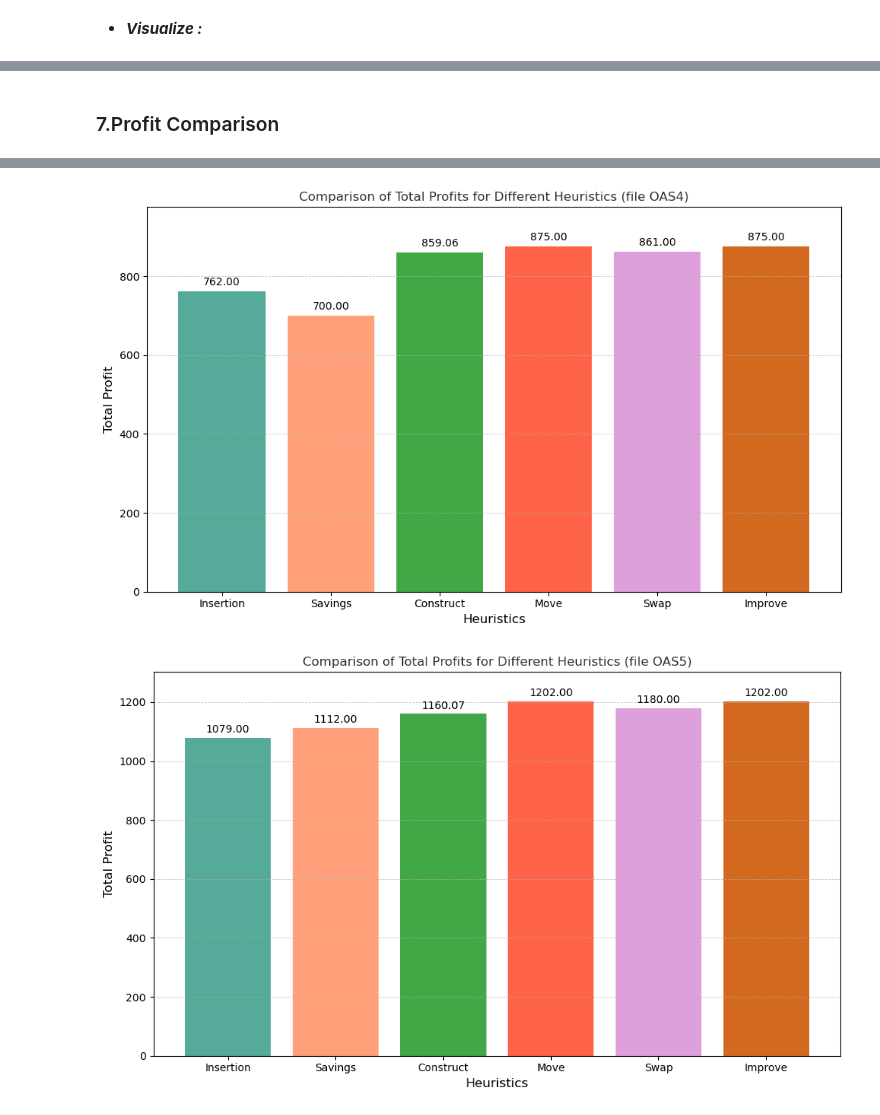
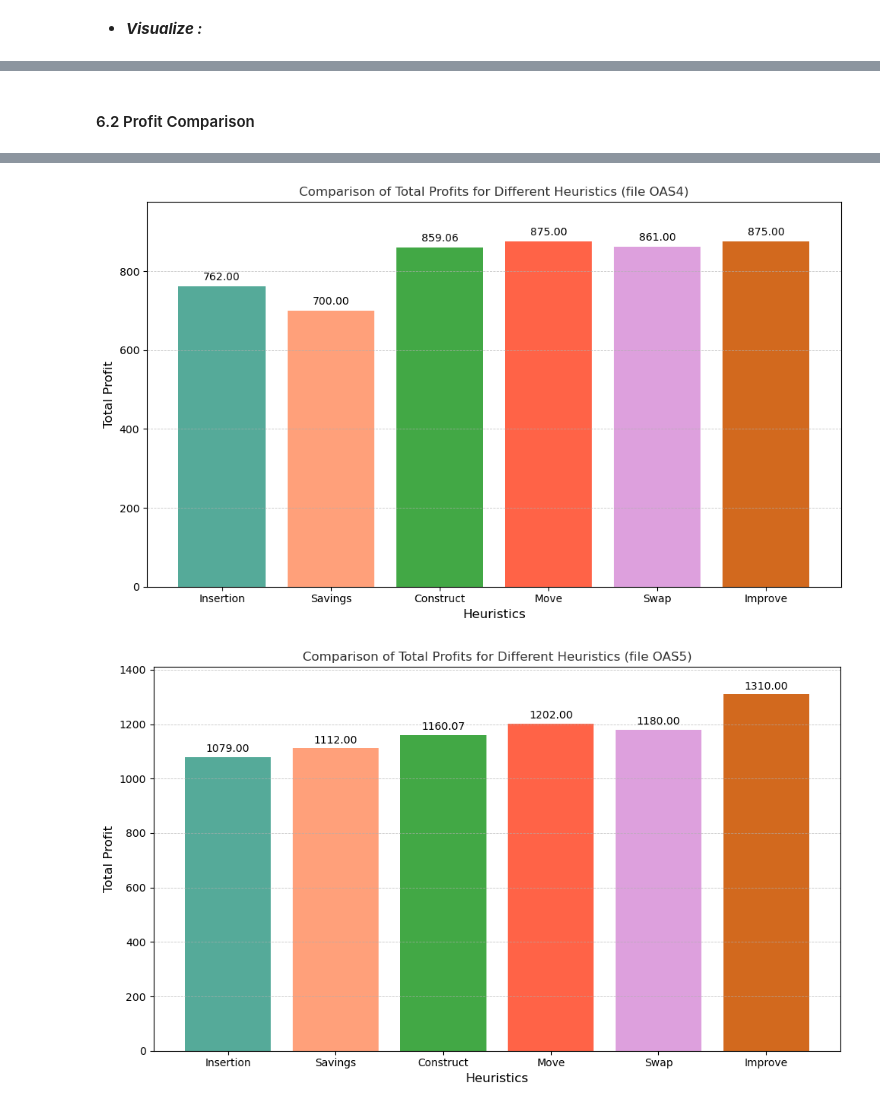
Before and after one commit to virakoze/Algorithm_Programing_Project, a Jupyter notebook: Project_Yannis_Vivens.ipynb, the cells around one changed output, grey strips where cells are left out. Drawn from its saved outputs; the diff is of its cells as text; code cells hidden in the pictures.

```diff
--- a/Project_Yannis_Vivens.ipynb
+++ b/Project_Yannis_Vivens.ipynb
@@ -327,10 +377,6 @@ def MIP(file_names):
         model.addConstr(T[i] >= 0, name=f"tard_0_{i}")
         model.addConstr(T[i] <= M * y[i], name=f"tard_limit_{i}")
 
-    # Optimization Parameters
-    model.setParam('TimeLimit', 900)  # Limit to 15 minutes
-    model.setParam('MIPGap', 0.05)    # 5% gap
-
     # Solve the model
     model.optimize()
 
@@ -380,7 +426,6 @@ Non-default parameters:
 # %%
 def insertion(duration, profit, dueDate, deadline, tardCost, numberOrders, setup):
     """
-    Greedy insertion heuristic for scheduling.
     Always adds the order that maximizes profit.
     """
     remaining_orders = list(range(numberOrders))
@@ -391,21 +436,20 @@ def insertion(duration, profit, dueDate, deadline, tardCost, numberOrders, setup
         best_order = None
         best_profit = total_profit
 
-        # Evaluate each remaining order for sequential addition
+        # Evaluating each remaining order for sequential addition
         for order in remaining_orders:
-            # Create a tentative schedule by appending an order.
-            tentative_schedule = scheduled_orders + [order]
+            # Create a potential schedule by appending an order.
+            potential_schedule = scheduled_orders + [order]
 
-            # Calculate the profit of the tentative schedule
-            start_times, _ = cal(duration, setup, tentative_schedule)
-            current_profit = eval(duration, profit, dueDate, deadline, tardCost, setup, start_times, tentative_schedule)
+            start_times, _ = cal(duration, setup, potential_schedule)
+            current_profit = eval(duration, profit, dueDate, deadline, tardCost, setup, start_times, potential_schedule)
 
             # Update the best order if it improves the profit
             if current_profit is not None and current_profit > best_profit:
                 best_order = order
                 best_profit = current_profit
 
-        # Add the best order found to the schedule
+        # the best order found is added to the definitive schedule
         if best_order is not None:
             scheduled_orders.append(best_order)
             total_profit = best_profit
@@ -473,8 +517,7 @@ import random
 def savings(duration, profit, dueDate, deadline, tardCost, numberOrders, setup):
     """
     Savings heuristic: Starts from a solution with all orders (infeasible) and iteratively remove
-    the order with the lowest profit until the solution is feasible, ensuring no overlaps, deadlines are met,
-    and total duration does not exceed desired duration.
+    the order with the lowest profit until the solution is feasible.
     """
     # Start with all orders in the solution (neglect infeasibility) and shuffle the list
     scheduled_orders = list(range(numberOrders))
@@ -506,9 +549,6 @@ def savings(duration, profit, dueDate, deadline, tardCost, numberOrders, setup):
 def savings_feasible(start_times, finish_times, scheduled_orders, deadline, total_duration):
     """
     Checks if the solution is feasible based on the provided conditions:
-    1. Tasks must not overlap.
-    2. No task can exceed its deadline.
-    3. Total duration must not exceed max_duration.
     """
     for idx, order in enumerate(scheduled_orders):
         # Overlapping tasks
@@ -1187,5 +1249,5 @@ plt.show()
 # %% [markdown]
-### 7.Profit Comparison
+#### 6.2 Profit Comparison
 # %%
 heuristics = ["Insertion", "Savings", "Construct", "Move", "Swap", "Improve"]
 total_profits_list = [
@@ -1194,7 +1256,7 @@ total_profits_list = [
     np.array([377, 351, 426.703297, 391.500002, 391.500002, 391.500002], dtype=np.float32),
     np.array([634, 280, 787.466679, 872, 686.933348, 872], dtype=np.float32),
     np.array([762, 700, 859.055555, 875, 861, 875], dtype=np.float32),
-    np.array([1079, 1112, 1160.074094, 1202, 1180, 1202], dtype=np.float32),
+    np.array([1079, 1112, 1160.074094, 1202, 1180, 1310], dtype=np.float32),
     np.array([1560, 945, 1623.649228, 1660, 1650, 1660], dtype=np.float32)
 ]
 
@@ -1218,32 +1280,32 @@ def plot_profit_comparison(heuristics, total_profits, title):
         plt.ylim(0, max_profit + 10)
 
     for i, profit in enumerate(total_profits):
         if title == "Comparison of Total Profits for Different Heuristics (file OAS0)":
             plt.text(i, profit + 1, f"{profit:.2f}", ha="center", va="bottom", fontsize=10)
         else:
             plt.text(i, profit + 10, f"{profit:.2f}", ha="center", va="bottom", fontsize=10)
 
     plt.tight_layout()
 
     plt.show()
 
 titles = [
     "Comparison of Total Profits for Different Heuristics (file OAS0)",
     "Comparison of Total Profits for Different Heuristics (file OAS1)",
     "Comparison of Total Profits for Different Heuristics (file OAS2)",
     "Comparison of Total Profits for Different Heuristics (file OAS3)",
     "Comparison of Total Profits for Different Heuristics (file OAS4)",
     "Comparison of Total Profits for Different Heuristics (file OAS5)",
     "Comparison of Total Profits for Different Heuristics (file OAS6)"
 ]
 
 for i in range(7):
     plot_profit_comparison(heuristics, total_profits_list[i], titles[i])
 # %% [output]
 [figure]
 [figure]
 [figure]
 [figure]
 [figure]
-[figure, old version]
+[figure, new version]
 [figure]
```
Also changed, not shown: parts of 18 cells of this notebook.
